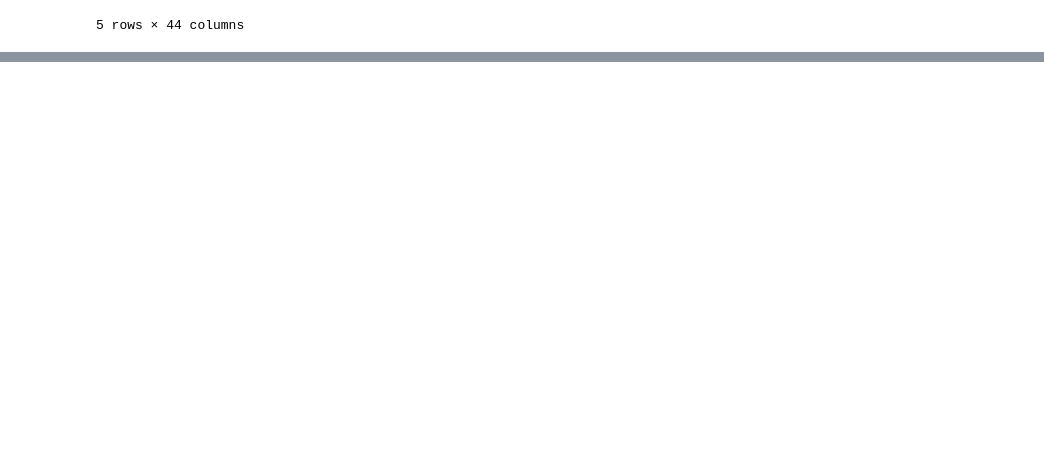
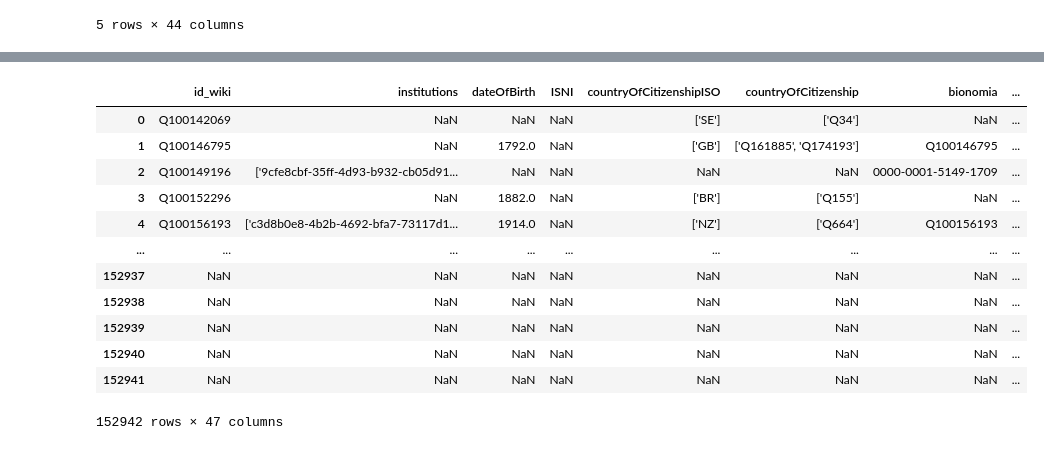
Before and after one commit to NaturalHistoryMuseum/PKB, a Jupyter notebook: pkb/tasks/notebooks/collector.ipynb, the cells around one changed output, grey strips where cells are left out. Saved outputs shown, nothing was run; the diff lists cells and outputs as text; code cells hidden in the pictures; blank space fills up the shorter version.

```diff
--- a/pkb/tasks/notebooks/collector.ipynb
+++ b/pkb/tasks/notebooks/collector.ipynb
@@ -114,3 +116,19 @@ Member of teams/groups        0
+# %%
+result
+# %% [output]
+|  | id_wiki | institutions | dateOfBirth | ISNI | countryOfCitizenshipISO | countryOfCitizenship | bionomia | ... |
+| 0 | Q100142069 | NaN | NaN | NaN | ['SE'] | ['Q34'] | NaN | ... |
+| 1 | Q100146795 | NaN | 1792.0 | NaN | ['GB'] | ['Q161885', 'Q174193'] | Q100146795 | ... |
+| 2 | Q100149196 | ['9cfe8cbf-35ff-4d93-b932-cb05d91... | NaN | NaN | NaN | NaN | 0000-0001-5149-1709 | ... |
+| 3 | Q100152296 | NaN | 1882.0 | NaN | ['BR'] | ['Q155'] | NaN | ... |
+| 4 | Q100156193 | ['c3d8b0e8-4b2b-4692-bfa7-73117d1... | 1914.0 | NaN | ['NZ'] | ['Q664'] | Q100156193 | ... |
+| ... | ... | ... | ... | ... | ... | ... | ... | ... |
+| 152937 | NaN | NaN | NaN | NaN | NaN | NaN | NaN | ... |
+| 152938 | NaN | NaN | NaN | NaN | NaN | NaN | NaN | ... |
+| 152939 | NaN | NaN | NaN | NaN | NaN | NaN | NaN | ... |
+| 152940 | NaN | NaN | NaN | NaN | NaN | NaN | NaN | ... |
+| 152941 | NaN | NaN | NaN | NaN | NaN | NaN | NaN | ... |
+152942 rows × 47 columns
 # %%
 # Method to compute and plot the data distribution of a given dataframe
 '''
```
Also changed, not shown: parts of 7 cells of this notebook.
